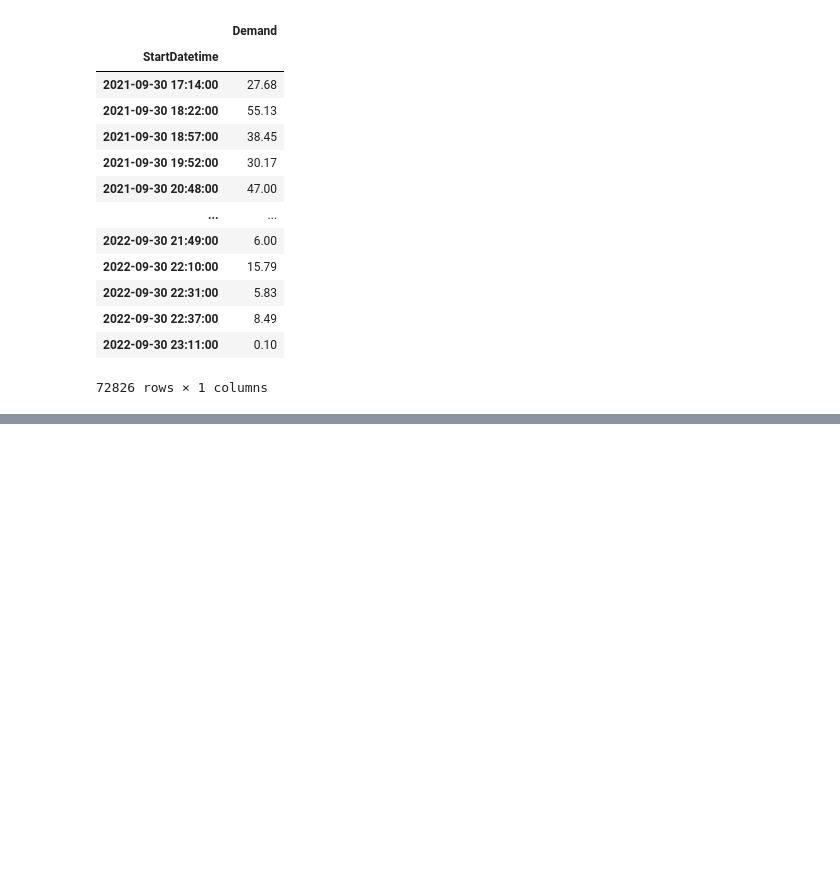
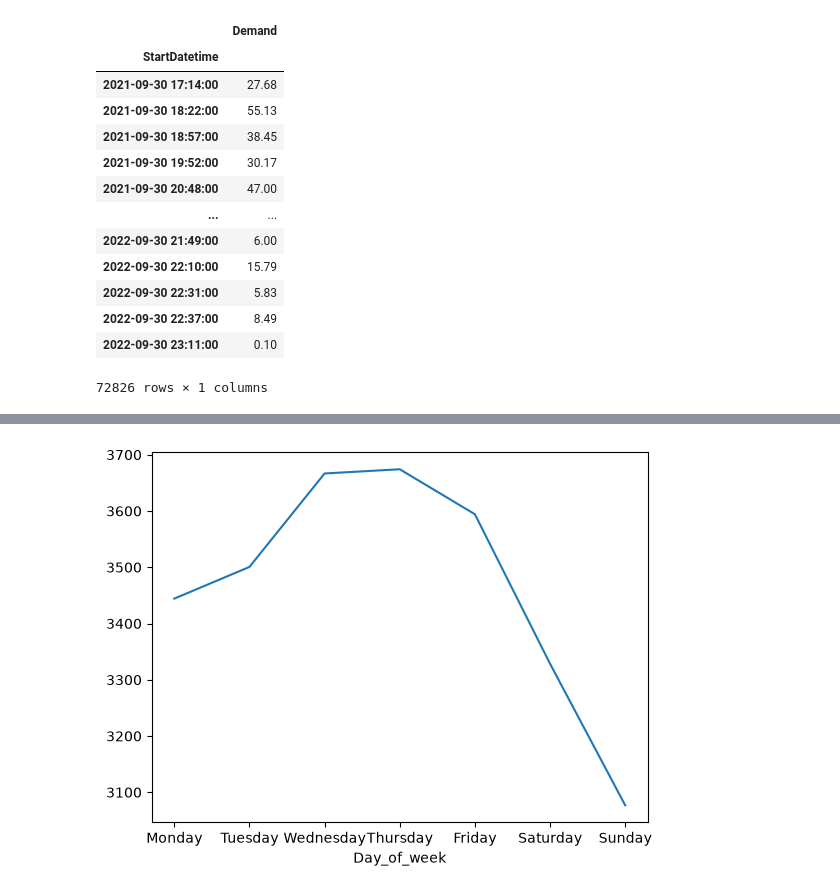
Before and after one commit to blu3-bird/EV-demand, a Jupyter notebook: time-forecasting/notebook1.ipynb, the cells around one changed output, grey strips where cells are left out. Saved outputs shown, nothing was run; the diff lists cells and outputs as text; code cells hidden in the pictures; blank space fills up the shorter version.

```diff
--- a/time-forecasting/notebook1.ipynb
+++ b/time-forecasting/notebook1.ipynb
@@ -107,0 +118,3 @@ plt.show()
+# %%
+df_1.index = pd.to_datetime(df_1.index)
+df_1['Day_of_week'] = df_1.index.day_name()
@@ -107,0 +144,6 @@ plt.show()
+# %%
+df_week_days = df_1.groupby('Day_of_week')['Demand'].mean()
+days_order = ['Monday', 'Tuesday', 'Wednesday', 'Thursday', 'Friday', 'Saturday', 'Sunday']
+df_week_days= df_week_days.reindex(days_order)
+
+df_week_days
@@ -107,0 +160,5 @@ plt.show()
+# %%
+df_week_days.plot()
+plt.show()
+# %% [output]
+[figure, added]
```
Also changed, not shown: parts of 37 cells of this notebook.
